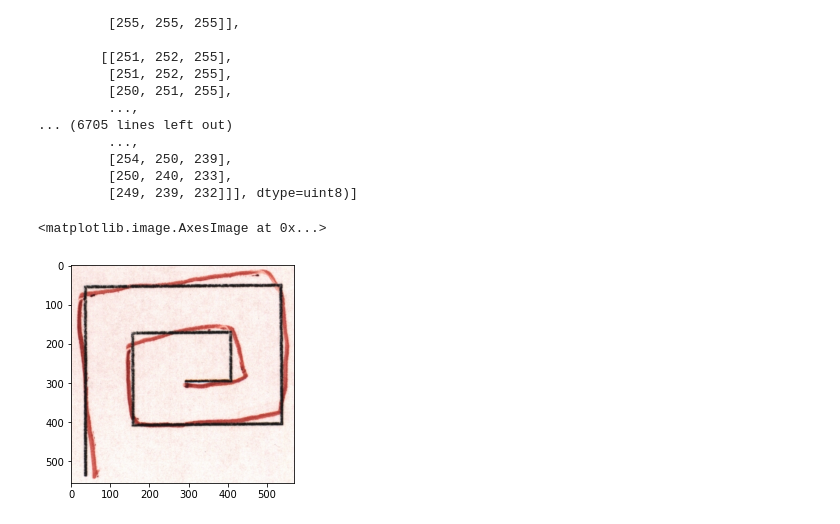
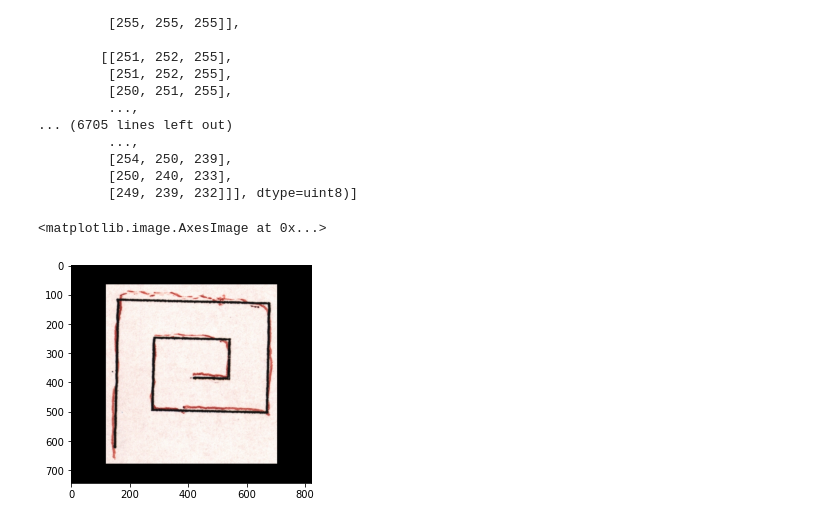
Before and after one commit to PDNow-Research/PDNow, a Jupyter notebook: HandPD/NeuralNets/NN.ipynb, the cells around one changed output. Cells and saved outputs as stored; diff of their text form; code cells hidden in the pictures.

Commit message:
finished some stacking work - hopefully it works, it might not

```diff
--- a/HandPD/NeuralNets/NN.ipynb
+++ b/HandPD/NeuralNets/NN.ipynb
@@ -103,6 +106,46 @@ def extract_images(path, c): # path of data, class of data
   return X_arr, y_arr
 
 # X_arr is a list of 3D arrays representing images
+# %%
+# possibly try different pad modes for better NN results? (instead of 'constant')
+def pad_images(arr):
+  arr = np.copy(arr)
+  largestX = 0
+  largestY = 0
+
+  def pad_condition(pad, largest, index):
+    if (2 * pad != (largest - arr[i].shape[index])):
+      pad1 = pad + 1
+      pad2 = pad
+    else:
+      pad1, pad2 = pad, pad
+    return pad1, pad2
+
+  for i in arr:
+    X = i.shape[0]
+    Y = i.shape[1]
+    if (X > largestX):
+      largestX = X
+    if (Y > largestY):
+      largestY = Y
+
+  for i in range(len(arr)):
+    X_pad = int((largestX - arr[i].shape[0]) /2) # pad equally in both directions, must be int
+    Y_pad = int((largestY - arr[i].shape[1]) /2)
+
+    # but int floors, so we might get something of a slightly wrong shape (by 1), so...
+    X_pad1, X_pad2 = pad_condition(X_pad, largestX, 0)
+    Y_pad1, Y_pad2 = pad_condition(Y_pad, largestY, 1)
+
+    arr[i] = np.pad(arr[i], ((X_pad1, X_pad2), (Y_pad1, Y_pad2), (0, 0)), 'constant', constant_values=(0))
+
+  maxSize = largestX * largestY
+
+  return arr, maxSize
 # %%
+X_meah, y_meah = extract_images("/content/drive/MyDrive/Data/Images/Meander/HealthyMeander/HealthyMeander/*.*",0)
 X_meap, y_meap = extract_images("/content/drive/MyDrive/Data/Images/Meander/PatientMeander/PatientMeander/*.*",0)
+
+X_all = X_meah + X_meap
+X_all, maxSize = pad_images(X_all)
 # %%
@@ -205,8 +228,8 @@ mea_h
          [250, 240, 233],
          [249, 239, 232]]], dtype=uint8)]
 # %%
-im = Image.fromarray(mea_h[45])
+im = Image.fromarray(X_all[141])
 plt.imshow(im)
 # %% [output]
 <matplotlib.image.AxesImage at 0x...>
-[figure, old version]
+[figure, new version]
```
Also changed, not shown: parts of 18 cells of this notebook.
